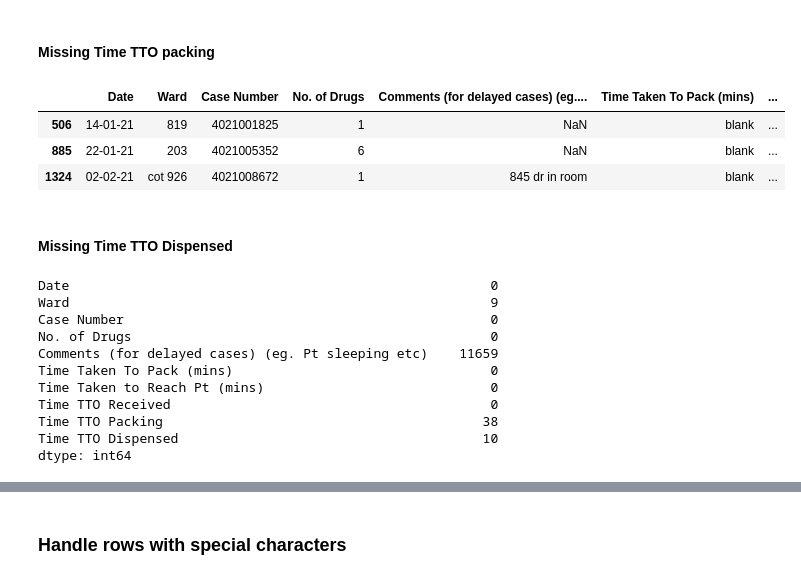
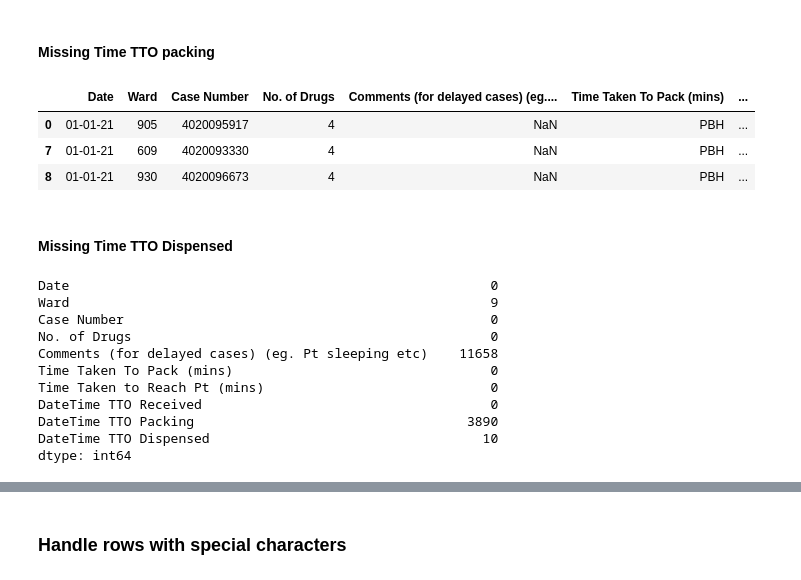
Before and after one commit to RoystonCXW/IS447---Smart-Healthcare, a Jupyter notebook: IS447/System/Code/Pharmacy Dept/MNH_Cleaning.ipynb, the cells around one changed output, grey strips where cells are left out. Cells and saved outputs as stored; diff of their text form; code cells hidden in the pictures.

```diff
--- a/IS447/System/Code/Pharmacy Dept/MNH_Cleaning.ipynb
+++ b/IS447/System/Code/Pharmacy Dept/MNH_Cleaning.ipynb
@@ -80,7 +80,7 @@ df.drop(['Can close', 'Time TTO received (24 hr format) (eg 1340)', 'Timing of P
 df.rename({'Case no.': 'Case Number',
             'Bed no.': 'Ward',
             'No. of drugs': 'No. of Drugs',
-           'Time TTO received': 'Time TTO Received',
-            'Timing of packing': 'Time TTO Packing',
-            'Timing of Dispensing': 'Time TTO Dispensed'},
+           'Time TTO received': 'DateTime TTO Received',
+            'Timing of packing': 'DateTime TTO Packing',
+            'Timing of Dispensing': 'DateTime TTO Dispensed'},
            axis=1, inplace=True)
@@ -86,0 +89,6 @@ df.rename({'Case no.': 'Case Number',
+# %%
+columns = ['DateTime TTO Received',
+           'DateTime TTO Packing',
+           'DateTime TTO Dispensed']
+for column in columns:
+    df.loc[:,column] = pd.to_datetime((df['Date'].astype(str) + ' ' + df[column].astype(str)), infer_datetime_format=True, errors='coerce')
@@ -123,7 +151,7 @@ df[['Date']] = df[['Date']].fillna('15-07-21')
 # %%
 # drop rows with missing Time TTO received -> 1 row only
 df.replace('#VALUE!', np.nan, inplace = True)
-df = df.dropna(subset=['Time TTO Received'])
+df = df.dropna(subset=['DateTime TTO Received'])
 #df.replace('blank', np.nan, inplace = True)
 # %% [markdown]
 #### Missing case number
@@ -161,12 +191,12 @@ See the caveats in the documentation: https://pandas.pydata.org/pandas-docs/stab
 #### Missing Time TTO packing
 # %%
 # fill up missing time with naT
-df[df['Time TTO Packing'].isnull()].head(3)
+df[df['DateTime TTO Packing'].isnull()].head(3)
 # %% [output]
 |  | Date | Ward | Case Number | No. of Drugs | Comments (for delayed cases) (eg.... | Time Taken To Pack (mins) | ... |
-| 506 | 14-01-21 | 819 | 4021001825 | 1 | NaN | blank | ... |
-| 885 | 22-01-21 | 203 | 4021005352 | 6 | NaN | blank | ... |
-| 1324 | 02-02-21 | cot 926 | 4021008672 | 1 | 845 dr in room | blank | ... |
+| 0 | 01-01-21 | 905 | 4020095917 | 4 | NaN | PBH | ... |
+| 7 | 01-01-21 | 609 | 4020093330 | 4 | NaN | PBH | ... |
+| 8 | 01-01-21 | 930 | 4020096673 | 4 | NaN | PBH | ... |
 # %%
 #df[['Time TTO Packing']] = df[['Time TTO Packing']].fillna('NA')
 # %% [markdown]
@@ -184,12 +214,12 @@ Date                                                      0
 Ward                                                      9
 Case Number                                               0
 No. of Drugs                                              0
-Comments (for delayed cases) (eg. Pt sleeping etc)    11659
+Comments (for delayed cases) (eg. Pt sleeping etc)    11658
 Time Taken To Pack (mins)                                 0
 Time Taken to Reach Pt (mins)                             0
-Time TTO Received                                         0
-Time TTO Packing                                         38
-Time TTO Dispensed                                       10
+DateTime TTO Received                                     0
+DateTime TTO Packing                                   3890
+DateTime TTO Dispensed                                   10
 dtype: int64
 # %%
 df
```
Also changed, not shown: parts of 32 cells of this notebook, 1 other file.
